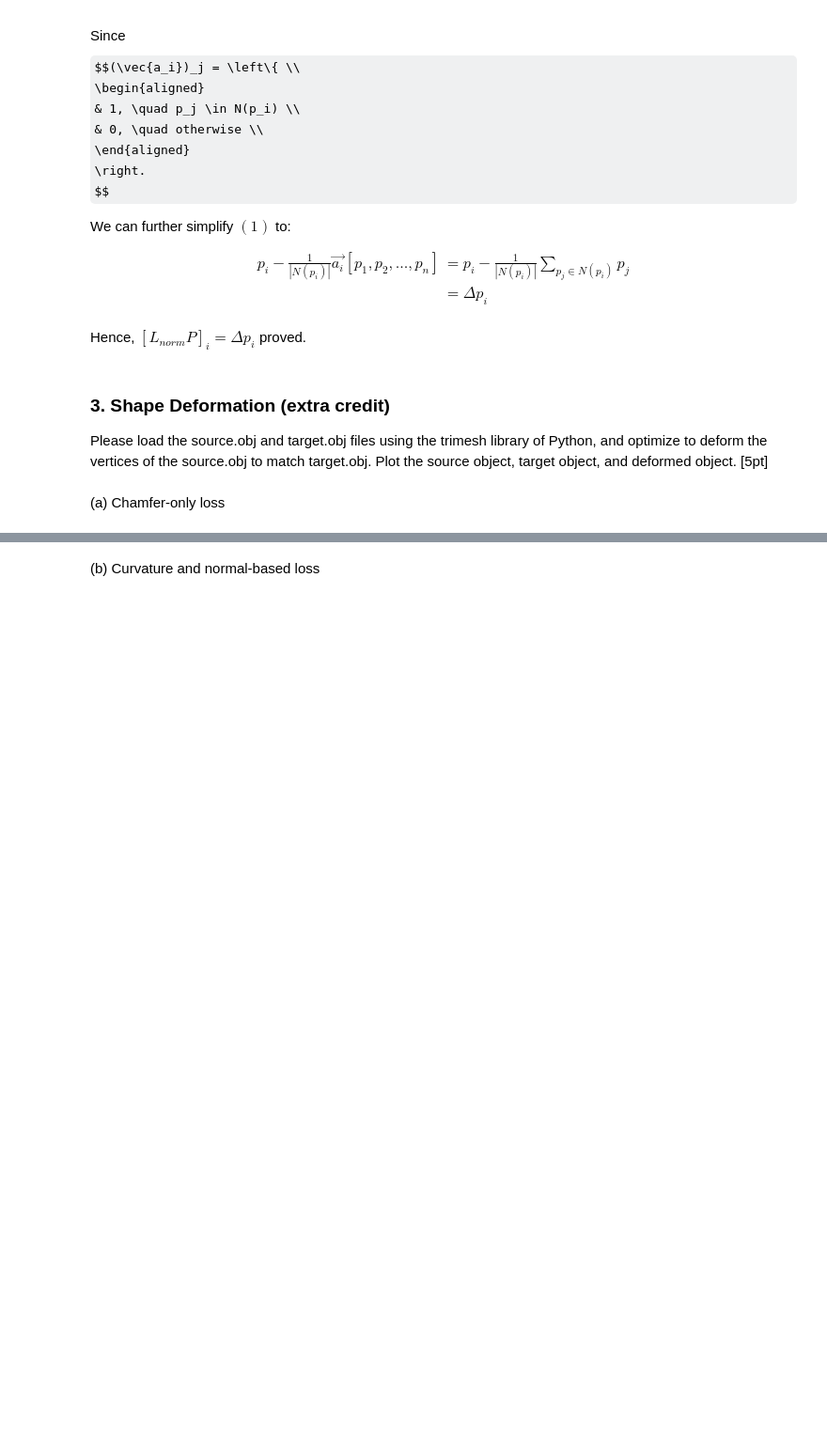
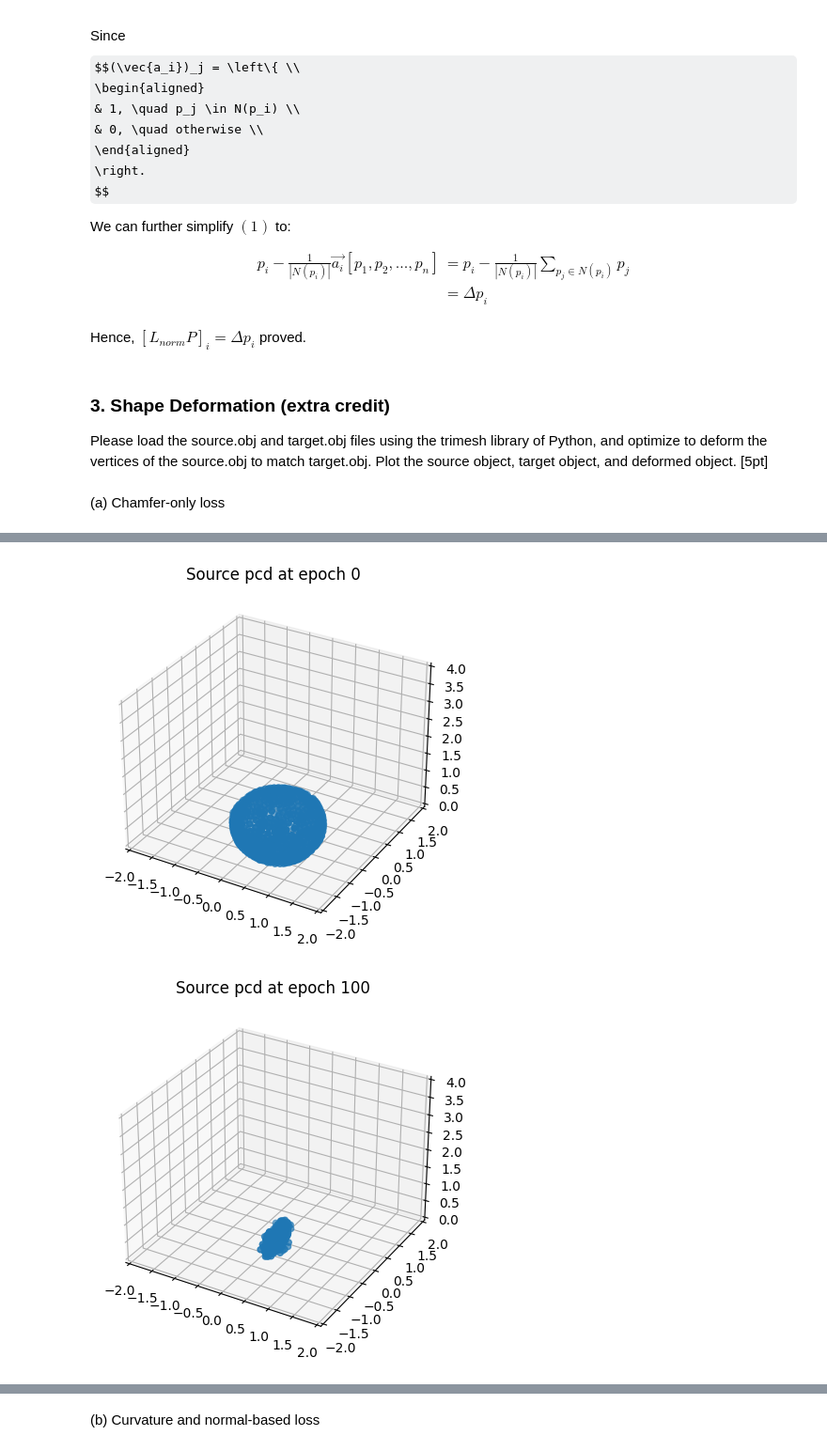
Before and after one commit to astonastonaston/3D_Deep_Learning_HWs, a Jupyter notebook: HW2/HW2/hw2.ipynb, the cells around one changed output, grey strips where cells are left out. Shown at 94% size. Saved outputs shown, nothing was run; the diff lists cells and outputs as text; code cells hidden in the pictures; some formulas as TeX source; blank space fills up the shorter version.

```diff
--- a/HW2/HW2/hw2.ipynb
+++ b/HW2/HW2/hw2.ipynb
@@ -89,0 +148,16 @@ Please load the source.obj and target.obj files using the trimesh library of Pyt
+# %%
+"""Load point cloud data"""
+import trimesh
+import warnings
+import numpy as np
+warnings.filterwarnings("ignore")
+
+meshSrc = trimesh.load('source.obj')
+vertSrc = np.asarray(meshSrc.vertices)
+print(vertSrc)
+print(vertSrc.shape)
+
+meshTg = trimesh.load('target.obj')
+vertTg = np.asarray(meshTg.vertices)
+print(vertTg)
+print(vertTg.shape)
@@ -89,0 +275,50 @@ Please load the source.obj and target.obj files using the trimesh library of Pyt
+# %%
+"""Build optimizer for registration of point clouds"""
+import torch
+
+LR = 0.04
+EPOCH = 1000
+
+# plot data
+# plt.scatter(x,y)
+# plt.show()
+
+# Dataset loading
+vertSrcTen = torch.tensor(vertSrc)
+vertTgTen = torch.tensor(vertTg)
+vertSrcTen.requires_grad_()
+
+# Optimizer and Loss function definitions
+optimizer_Adam = torch.optim.Adam([vertSrcTen], lr = LR, betas = (0.9,0.99))
+loss_func = Chamfer_distance_torch
+losses = []
+
+vertSrcTen = vertSrcTen.unsqueeze(0)
+vertTgTen = vertTgTen.unsqueeze(0)
+print(vertSrcTen.shape)
+print(vertTgTen.shape)
+for epoch in range(EPOCH):
+    optimizer_Adam.zero_grad()
+    loss = loss_func(vertSrcTen, vertTgTen)
+    # print(vertSrcTen.grad)
+    # print(vertSrcTen[0].grad)
+    # print(vertSrcTen[0][0].grad)
+    loss.backward()
+    # print(vertSrcTen.grad)
+    # print(vertSrcTen[0][0][0].grad)
+    optimizer_Adam.step()
+    print("Epoch {}. Loss: {}".format(epoch, loss.item()))
+    if ((epoch) % 100 == 0):
+        show_points(vertSrcTen.squeeze(0).detach(), "Source pcd at epoch {}".format(epoch))
+    losses.append(loss.item())
+
+
+
+# print(vertSrcTen.shape)
+# print(vertSrcTen.squeeze(0).shape)
+# print(vertSrcTen.squeeze(0).detach().shape)
+# print(type(vertSrcTen))
+# show_points(vertSrcTen.squeeze(0).detach())
+show_points(vertTgTen.squeeze(0), "Target pcd")
+# compare_points(vertSrcTen.squeeze(0).detach(), vertTgTen.squeeze(0))
+# %% [output]
@@ -89,0 +342,2 @@ Please load the source.obj and target.obj files using the trimesh library of Pyt
+[figure, added]
+[figure, added]
```
Also changed, not shown: parts of 11 cells of this notebook, 8 other files.
